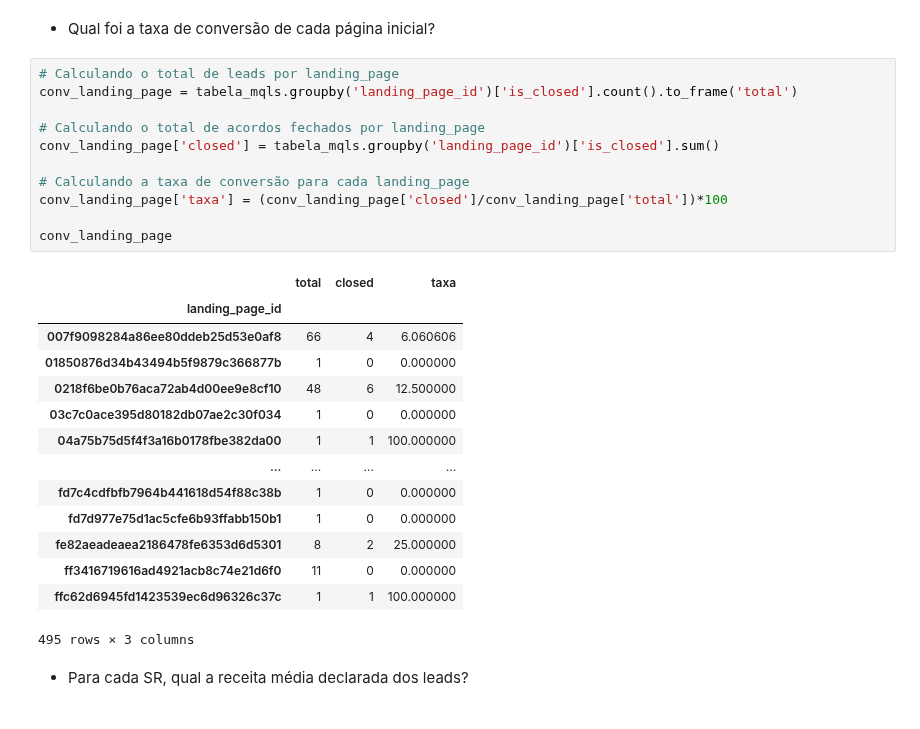
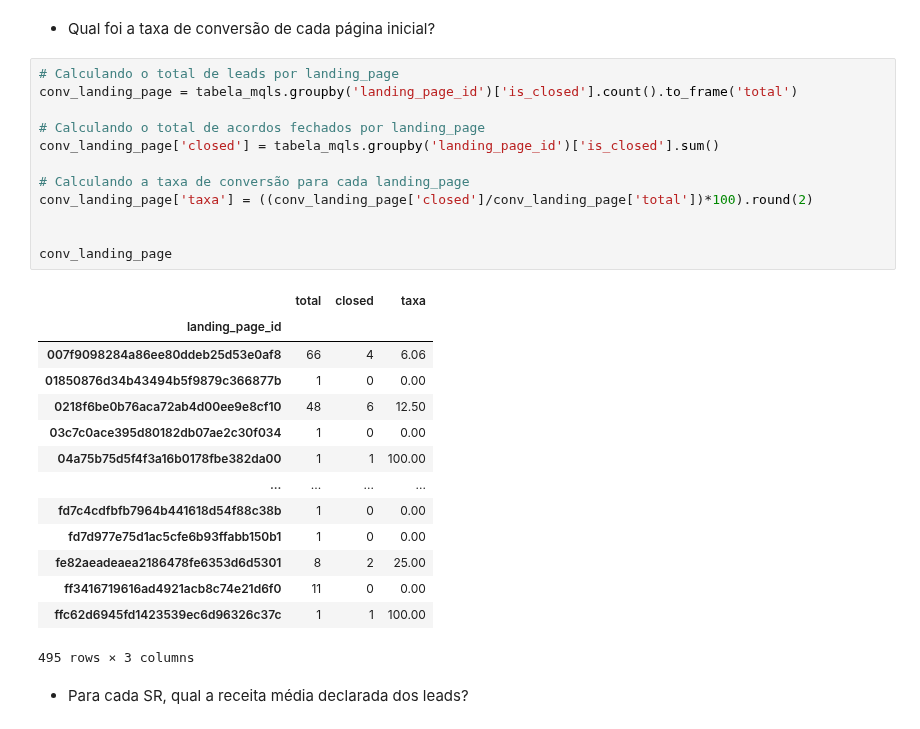
Before and after one commit to lucallegari/project01, a Jupyter notebook: dados01 - olist_mkt_funnel/solution.ipynb, the cells around one changed output. Cells and saved outputs as stored; diff of their text form.

```diff
--- a/dados01 - olist_mkt_funnel/solution.ipynb
+++ b/dados01 - olist_mkt_funnel/solution.ipynb
@@ -166,28 +166,29 @@ tabela_mqls.groupby('origin').agg({'is_closed':
 # %%
 # Calculando o total de leads por landing_page
 conv_landing_page = tabela_mqls.groupby('landing_page_id')['is_closed'].count().to_frame('total')
 
 # Calculando o total de acordos fechados por landing_page
 conv_landing_page['closed'] = tabela_mqls.groupby('landing_page_id')['is_closed'].sum()
 
 # Calculando a taxa de conversão para cada landing_page
-conv_landing_page['taxa'] = (conv_landing_page['closed']/conv_landing_page['total'])*100
+conv_landing_page['taxa'] = ((conv_landing_page['closed']/conv_landing_page['total'])*100).round(2)
+
 
 conv_landing_page
 # %% [output]
 |  | total | closed | taxa |
 | landing_page_id |  |  |  |
-| 007f9098284a86ee80ddeb25d53e0af8 | 66 | 4 | 6.060606 |
-| 01850876d34b43494b5f9879c366877b | 1 | 0 | 0.000000 |
-| 0218f6be0b76aca72ab4d00ee9e8cf10 | 48 | 6 | 12.500000 |
-| 03c7c0ace395d80182db07ae2c30f034 | 1 | 0 | 0.000000 |
-| 04a75b75d5f4f3a16b0178fbe382da00 | 1 | 1 | 100.000000 |
+| 007f9098284a86ee80ddeb25d53e0af8 | 66 | 4 | 6.06 |
+| 01850876d34b43494b5f9879c366877b | 1 | 0 | 0.00 |
+| 0218f6be0b76aca72ab4d00ee9e8cf10 | 48 | 6 | 12.50 |
+| 03c7c0ace395d80182db07ae2c30f034 | 1 | 0 | 0.00 |
+| 04a75b75d5f4f3a16b0178fbe382da00 | 1 | 1 | 100.00 |
 | ... | ... | ... | ... |
-| fd7c4cdfbfb7964b441618d54f88c38b | 1 | 0 | 0.000000 |
-| fd7d977e75d1ac5cfe6b93ffabb150b1 | 1 | 0 | 0.000000 |
-| fe82aeadeaea2186478fe6353d6d5301 | 8 | 2 | 25.000000 |
-| ff3416719616ad4921acb8c74e21d6f0 | 11 | 0 | 0.000000 |
-| ffc62d6945fd1423539ec6d96326c37c | 1 | 1 | 100.000000 |
+| fd7c4cdfbfb7964b441618d54f88c38b | 1 | 0 | 0.00 |
+| fd7d977e75d1ac5cfe6b93ffabb150b1 | 1 | 0 | 0.00 |
+| fe82aeadeaea2186478fe6353d6d5301 | 8 | 2 | 25.00 |
+| ff3416719616ad4921acb8c74e21d6f0 | 11 | 0 | 0.00 |
+| ffc62d6945fd1423539ec6d96326c37c | 1 | 1 | 100.00 |
 495 rows × 3 columns
 # %% [markdown]
 - Para cada SR, qual a receita média declarada dos leads?
```
